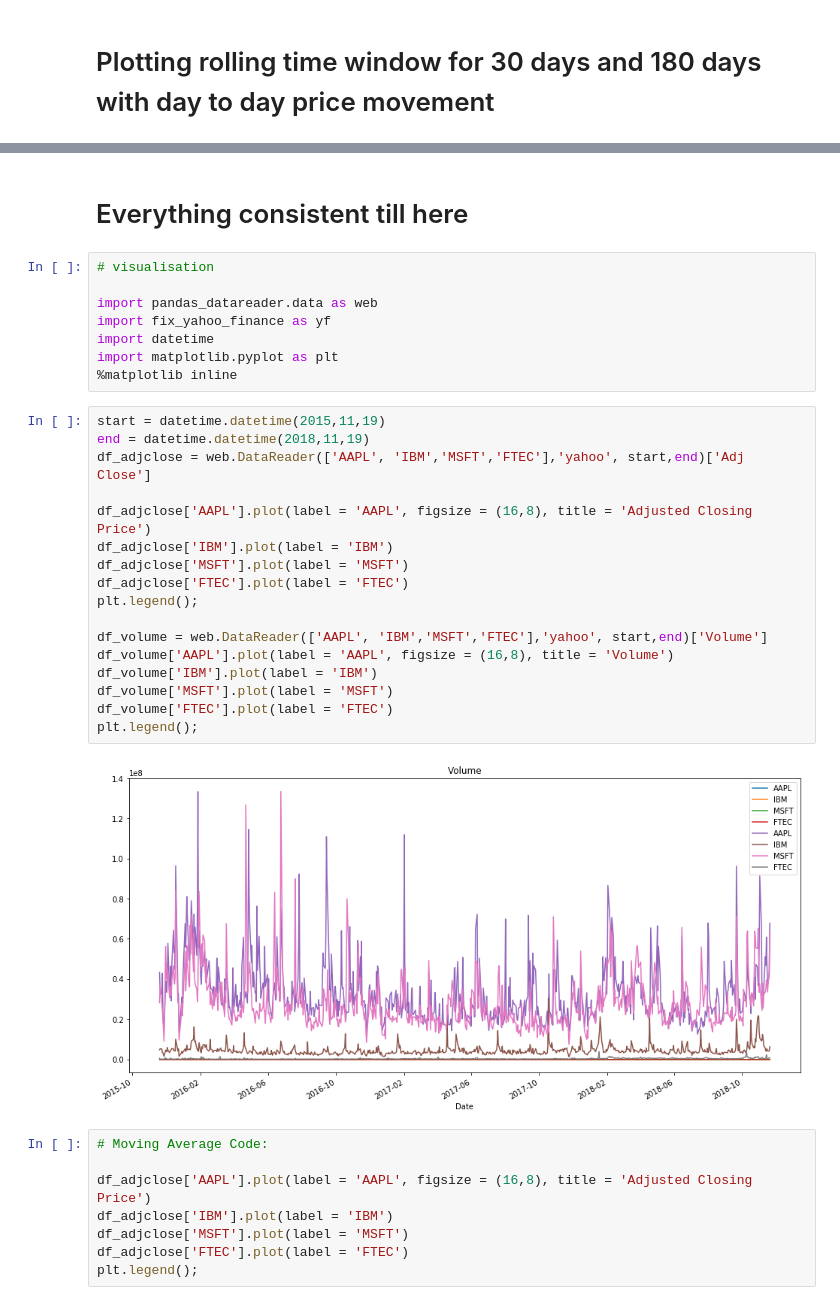
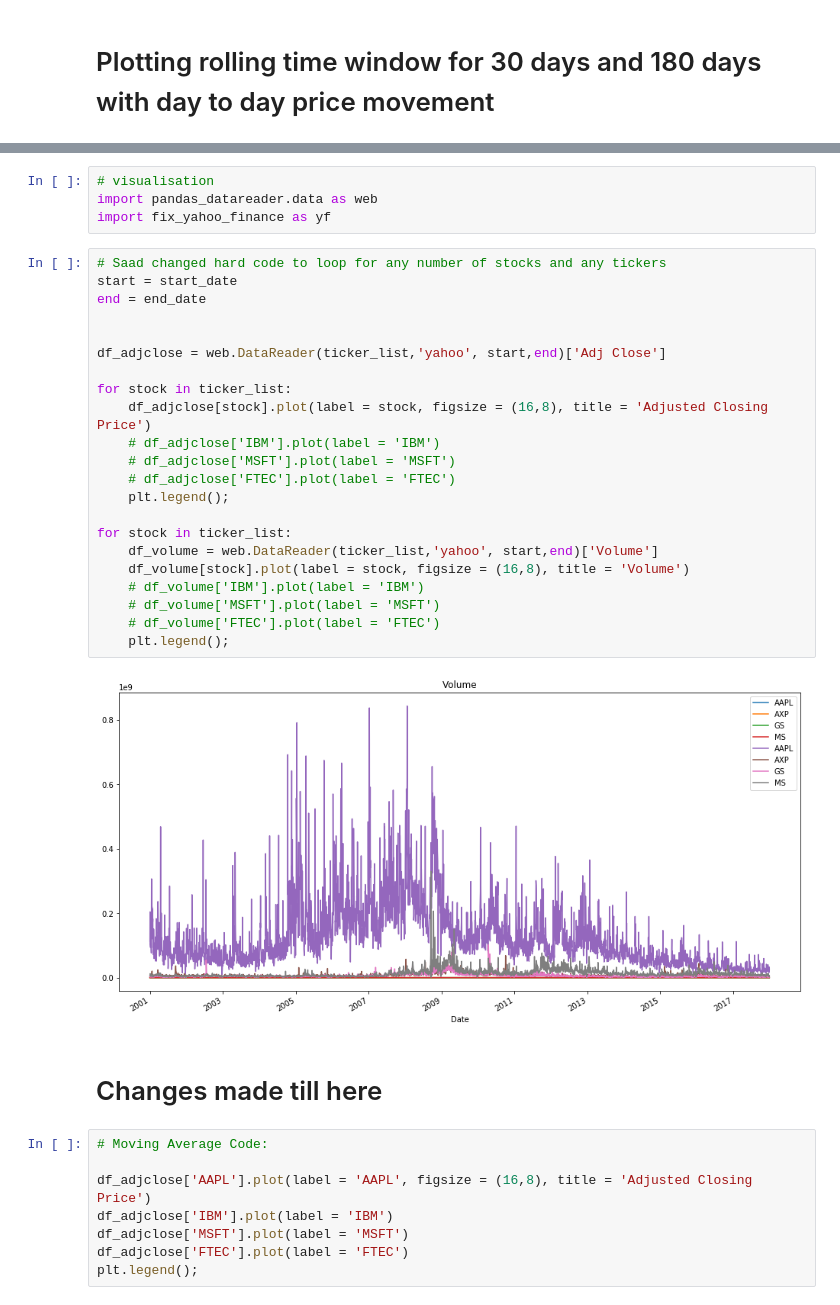
Before and after one commit to it2278/Stock_Analysis_TFA, a Jupyter notebook: master_file.ipynb, the cells around one changed output, grey strips where cells are left out. Cells and saved outputs as stored; diff of their text form.

Commit message:
More Automation
Generalized visualization of volume and price for any input stock

```diff
--- a/master_file.ipynb
+++ b/master_file.ipynb
@@ -157,32 +151,33 @@ plt.show()
+# %%
+# visualisation
+import pandas_datareader.data as web
+import fix_yahoo_finance as yf
+# %%
+# Saad changed hard code to loop for any number of stocks and any tickers
+start = start_date
+end = end_date
+
+
+df_adjclose = web.DataReader(ticker_list,'yahoo', start,end)['Adj Close']
+
+for stock in ticker_list:
+    df_adjclose[stock].plot(label = stock, figsize = (16,8), title = 'Adjusted Closing Price')
+    # df_adjclose['IBM'].plot(label = 'IBM')
+    # df_adjclose['MSFT'].plot(label = 'MSFT')
+    # df_adjclose['FTEC'].plot(label = 'FTEC')
+    plt.legend();
+
+for stock in ticker_list:
+    df_volume = web.DataReader(ticker_list,'yahoo', start,end)['Volume']
+    df_volume[stock].plot(label = stock, figsize = (16,8), title = 'Volume')
+    # df_volume['IBM'].plot(label = 'IBM')
+    # df_volume['MSFT'].plot(label = 'MSFT')
+    # df_volume['FTEC'].plot(label = 'FTEC')
+    plt.legend();
+# %% [output]
+[figure, added]
 # %% [markdown]
-# Everything consistent till here
+# Changes made till here
-# %%
-# visualisation
-
-import pandas_datareader.data as web
-import fix_yahoo_finance as yf
-import datetime
-import matplotlib.pyplot as plt
-%matplotlib inline
-# %%
-start = datetime.datetime(2015,11,19)
-end = datetime.datetime(2018,11,19)
-df_adjclose = web.DataReader(['AAPL', 'IBM','MSFT','FTEC'],'yahoo', start,end)['Adj Close']
-
-df_adjclose['AAPL'].plot(label = 'AAPL', figsize = (16,8), title = 'Adjusted Closing Price')
-df_adjclose['IBM'].plot(label = 'IBM')
-df_adjclose['MSFT'].plot(label = 'MSFT')
-df_adjclose['FTEC'].plot(label = 'FTEC')
-plt.legend();
-
-df_volume = web.DataReader(['AAPL', 'IBM','MSFT','FTEC'],'yahoo', start,end)['Volume']
-df_volume['AAPL'].plot(label = 'AAPL', figsize = (16,8), title = 'Volume')
-df_volume['IBM'].plot(label = 'IBM')
-df_volume['MSFT'].plot(label = 'MSFT')
-df_volume['FTEC'].plot(label = 'FTEC')
-plt.legend();
-# %% [output]
-[figure, removed]
 # %%
 # Moving Average Code:
 
```
Also changed, not shown: parts of 5 cells of this notebook.
